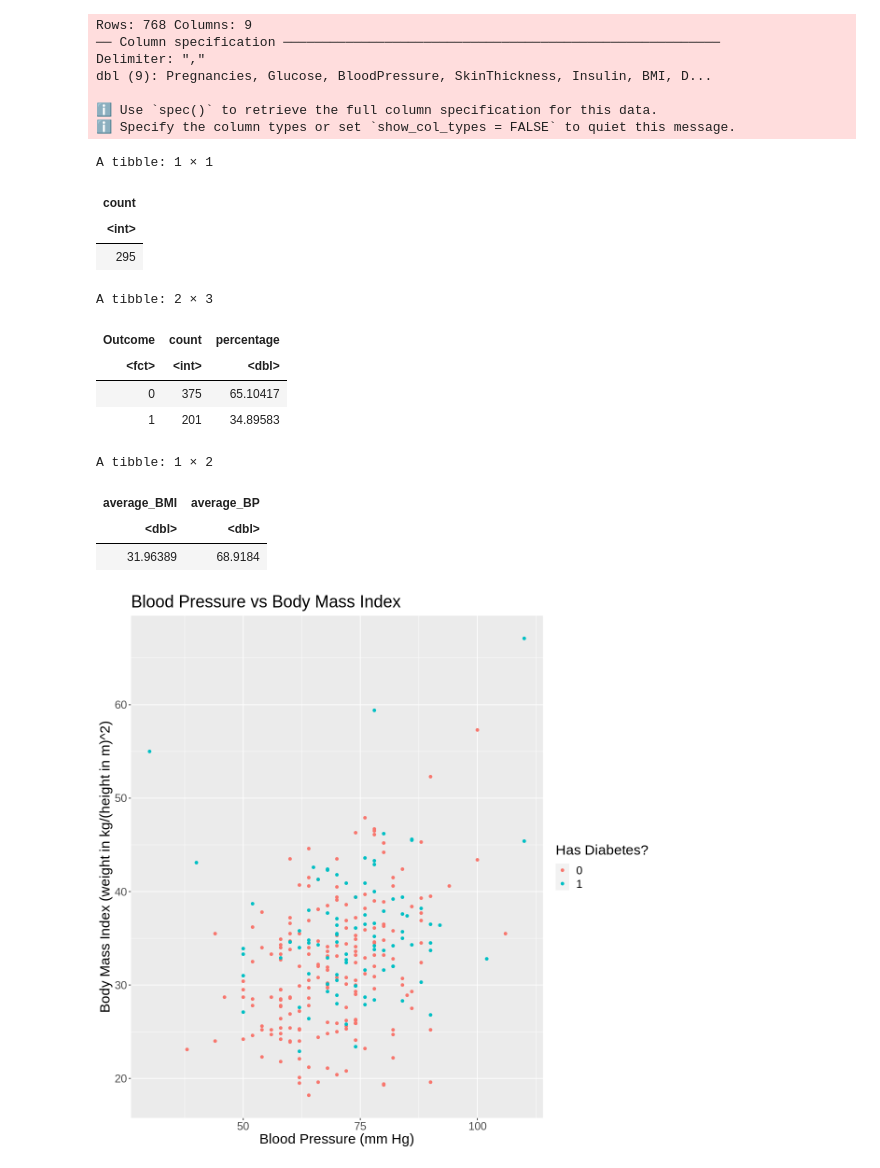
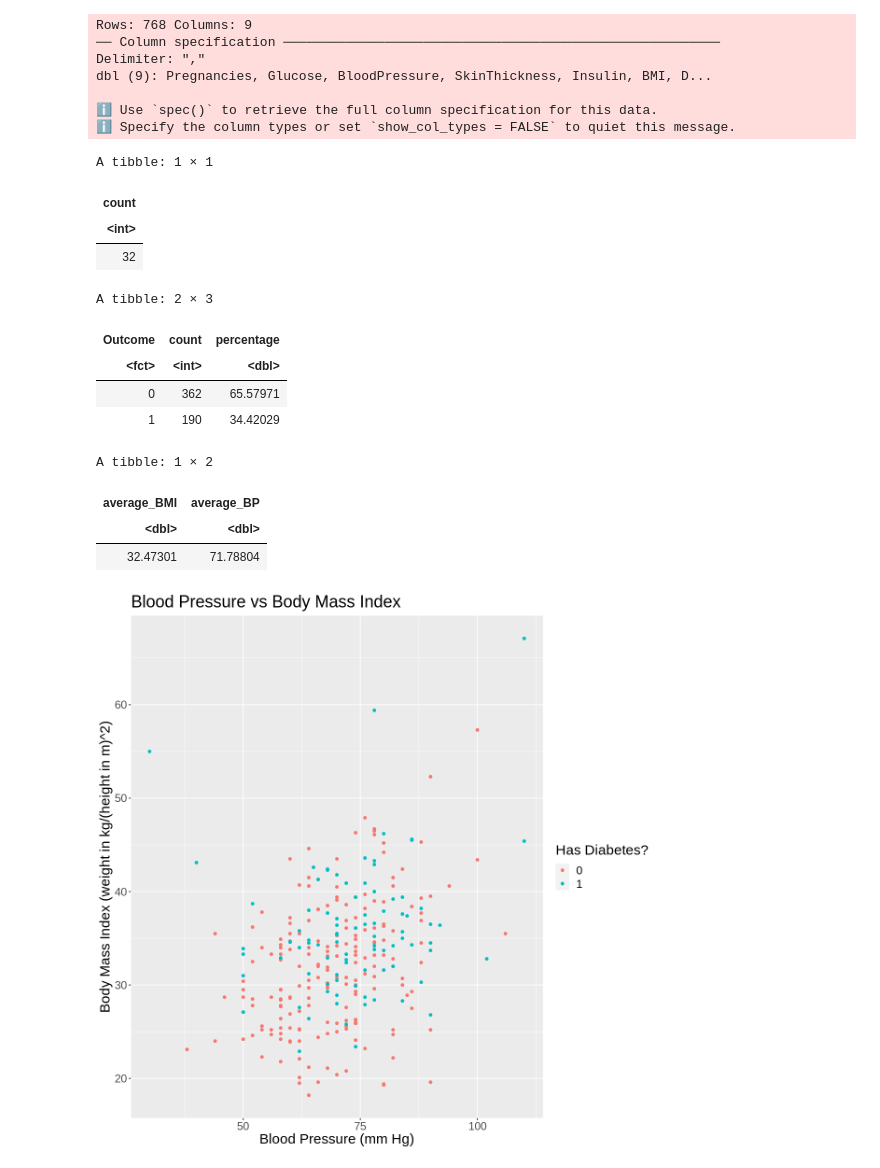
Before and after one commit to kzhang1223/dsci-100-2023s1-group-55, a Jupyter notebook: group_project_proposal_group_55.ipynb, the cells around one changed output. Saved outputs shown, nothing was run; the diff lists cells and outputs as text; code cells hidden in the pictures.

Commit message:
Changed diabetes frame thing

```diff
--- a/group_project_proposal_group_55.ipynb
+++ b/group_project_proposal_group_55.ipynb
@@ -48,52 +48,52 @@ dbl (9): Pregnancies, Glucose, BloodPressure, SkinThickness, Insulin, BMI, D...
 ℹ Specify the column types or set `show_col_types = FALSE` to quiet this message.
 # %%
 # table of data
+diabetes_split <- initial_split( diabetes, prop = 0.75, strata = Outcome)
+diabetes_train <- training(diabetes_split)
+diabetes_test <- testing(diabetes_split)
 
 diabetes_no_zeroes <- diabetes_train |>
-                filter(Glucose != 0, BloodPressure != 0, SkinThickness != 0, Insulin != 0, BMI != 0, DiabetesPedigreeFunction != 0)
+                filter(BloodPressure != 0 | BMI != 0)
 # %%
-diabetes_split <- initial_split( diabetes, prop = 0.75, strata = Outcome)
-diabetes_train <- training(diabetes_split)
-diabetes_test <- testing(diabetes_split)
 
 #Missing row count
 diabetes_missing_rows <- diabetes_train |>
-            filter(Glucose == 0 | BloodPressure == 0 | SkinThickness == 0 | Insulin == 0 | BMI == 0 | DiabetesPedigreeFunction == 0) |>
+            filter(BloodPressure == 0 | BMI == 0) |>
             summarize(count = n())
 
 diabetes_missing_rows
 
 
 #Number of Observations
-diabetes_obs <- nrow(diabetes_train)
-diabetes_train |>
+diabetes_obs <- nrow(diabetes_no_zeroes)
+diabetes_no_zeroes |>
   group_by(Outcome) |>
   summarize(
     count = n(),
     percentage = n() / diabetes_obs * 100
   )
 
 #Mean of Predictors
-avg_predict <- diabetes_train |>
+avg_predict <- diabetes_no_zeroes |>
             select(BMI, BloodPressure) |>
             summarize(average_BMI = mean(BMI),
                       average_BP = mean(BloodPressure))
 
 avg_predict
 # %% [output]
 A tibble: 1 × 1
 | count |
 | <int> |
-| 295 |
+| 32 |
 A tibble: 2 × 3
 | Outcome | count | percentage |
 | <fct> | <int> | <dbl> |
-| 0 | 375 | 65.10417 |
-| 1 | 201 | 34.89583 |
+| 0 | 362 | 65.57971 |
+| 1 | 190 | 34.42029 |
 A tibble: 1 × 2
 | average_BMI | average_BP |
 | <dbl> | <dbl> |
-| 31.96389 | 68.9184 |
+| 32.47301 | 71.78804 |
 # %%
 # visualization
 options(repr.plot.width = 10, repr.plot.height = 10)
```
